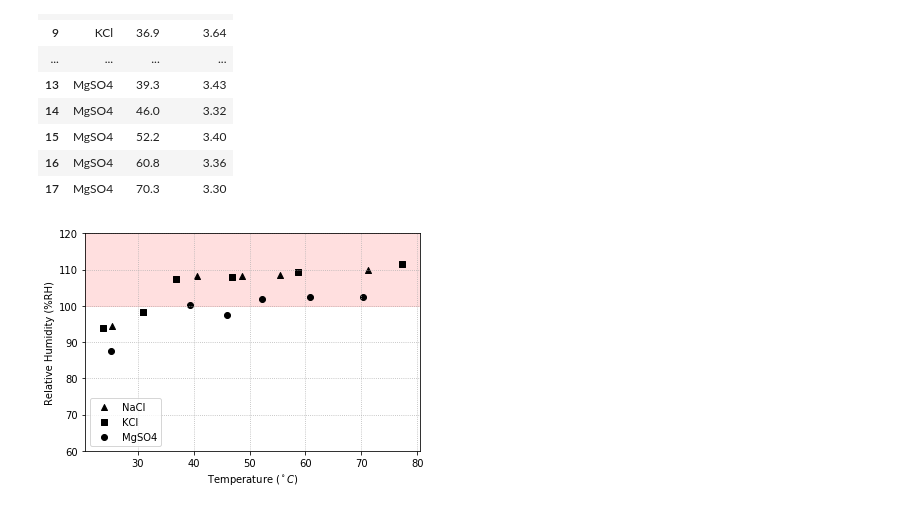
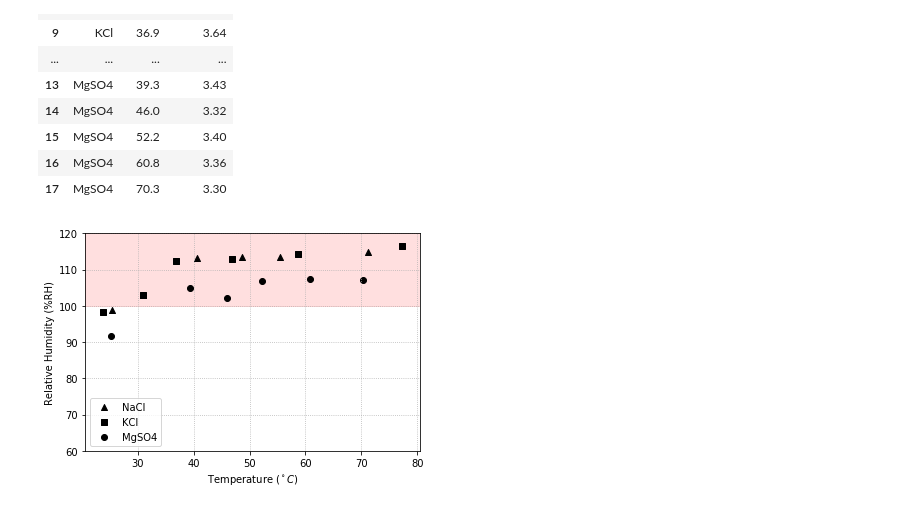
Before and after one commit to mmolter/ME303, a Jupyter notebook: Labs/Lab 3 - Humidity/analysis.ipynb, the cells around one changed output. Drawn from its saved outputs; the diff is of its cells as text; code cells hidden in the pictures.

```diff
--- a/Labs/Lab 3 - Humidity/analysis.ipynb
+++ b/Labs/Lab 3 - Humidity/analysis.ipynb
@@ -25,7 +25,7 @@ df
 | 16 | MgSO4 | 60.8 | 3.36 |
 | 17 | MgSO4 | 70.3 | 3.30 |
 # %%
-def transfer_function(Vo, Vs=4.5):
+def transfer_function(Vo, Vs=4.34):
     """ Return %RH given voltage output and supply voltage. """
 
     return ((Vo / Vs) - 0.16) / 0.0062
@@ -34,20 +34,23 @@ def temperature_compensation(RH, T):
     """ Give true true relative humidity given sensor relative humidity and temperature. """
 
     return RH / (1.0546 - 0.00216 * T)
+# %%
+df['RAW_RH'] = transfer_function(df['VOLTAGE'])
+df['RH']     = temperature_compensation(RH=df['RAW_RH'], T=df['TEMP'])
 # %%
-plt.scatter(df[df['SALT'] == 'NaCl' ]['TEMP'], temperature_compensation(transfer_function(df[df['SALT'] == 'NaCl' ]['VOLTAGE']), df[df['SALT'] == 'NaCl' ]['TEMP']), label='NaCl',  marker='^', c='k')
-plt.scatter(df[df['SALT'] == 'KCl'  ]['TEMP'], temperature_compensation(transfer_function(df[df['SALT'] == 'KCl'  ]['VOLTAGE']), df[df['SALT'] == 'KCl'  ]['TEMP']), label='KCl',   marker='s', c='k')
-plt.scatter(df[df['SALT'] == 'MgSO4']['TEMP'], temperature_compensation(transfer_function(df[df['SALT'] == 'MgSO4']['VOLTAGE']), df[df['SALT'] == 'MgSO4']['TEMP']), label='MgSO4', marker='o', c='k')
+plt.scatter(df[df['SALT'] == 'NaCl' ]['TEMP'], df[df['SALT'] == 'NaCl' ]['RH'], label='NaCl',  marker='^', c='k')
+plt.scatter(df[df['SALT'] == 'KCl'  ]['TEMP'], df[df['SALT'] == 'KCl'  ]['RH'], label='KCl',   marker='s', c='k')
+plt.scatter(df[df['SALT'] == 'MgSO4']['TEMP'], df[df['SALT'] == 'MgSO4']['RH'], label='MgSO4', marker='o', c='k')
 
 plt.xlabel('Temperature ($^\circ C$)')
 plt.ylabel('Relative Humidity (%RH)')
 
 plt.grid(linestyle=':')
 plt.legend()
 
 plt.axhspan(100, 1000, color='red', alpha=0.125, zorder=0)
 plt.ylim((60, 120))
 
 plt.show()
 # %% [output]
-[figure, old version]
+[figure, new version]
```
Also changed, not shown: parts of 3 cells of this notebook, 6 other files.
